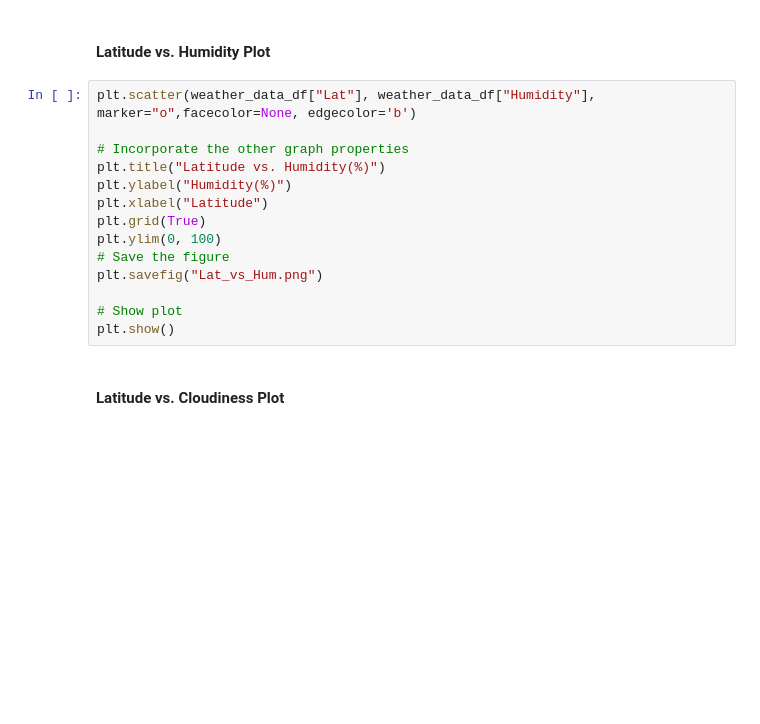
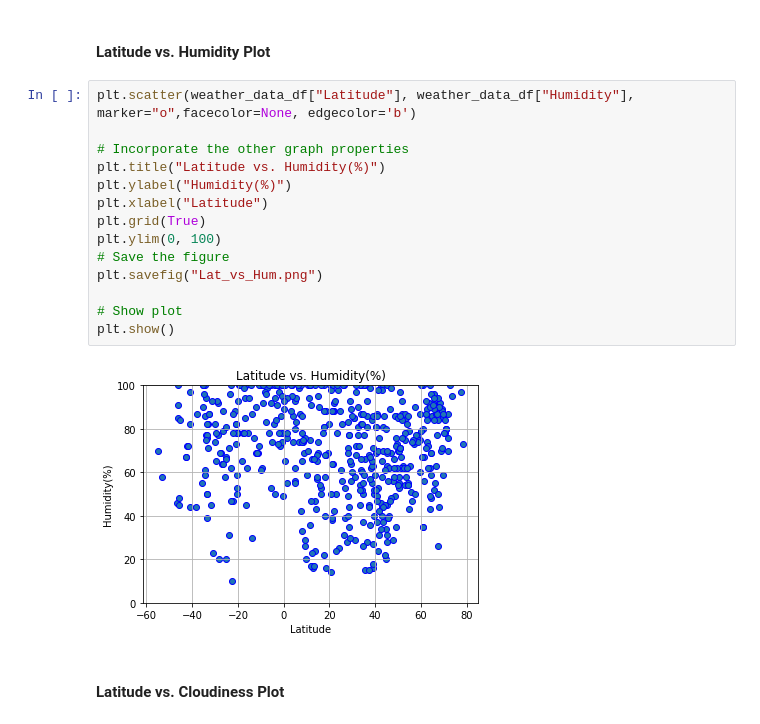
Before and after one commit to thphan12/HW6, a Jupyter notebook: HW 6.ipynb, the cells around one changed output. Drawn from its saved outputs; the diff is of its cells as text; blank space fills up the shorter version.

```diff
--- a/HW 6.ipynb
+++ b/HW 6.ipynb
@@ -193,19 +194,21 @@ plt.show()
 # %% [markdown]
 #### Latitude vs. Humidity Plot
 # %%
-plt.scatter(weather_data_df["Lat"], weather_data_df["Humidity"], marker="o",facecolor=None, edgecolor='b')
+plt.scatter(weather_data_df["Latitude"], weather_data_df["Humidity"], marker="o",facecolor=None, edgecolor='b')
 
 # Incorporate the other graph properties
 plt.title("Latitude vs. Humidity(%)")
 plt.ylabel("Humidity(%)")
 plt.xlabel("Latitude")
 plt.grid(True)
 plt.ylim(0, 100)
 # Save the figure
 plt.savefig("Lat_vs_Hum.png")
 
 # Show plot
 plt.show()
+# %% [output]
+[figure, added]
 # %% [markdown]
 #### Latitude vs. Cloudiness Plot
 # %%
```
Also changed, not shown: parts of 11 cells of this notebook.
